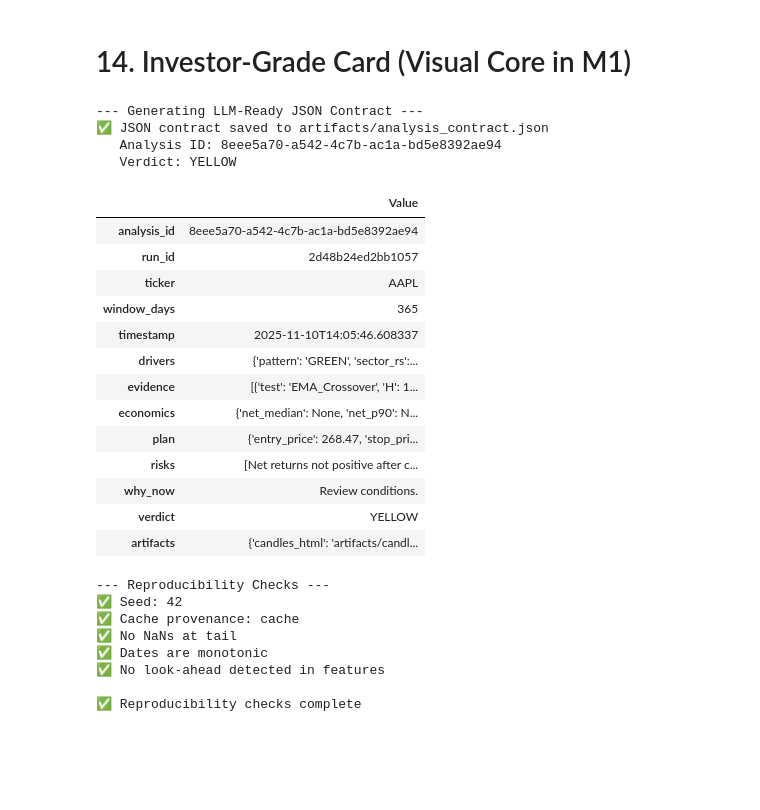
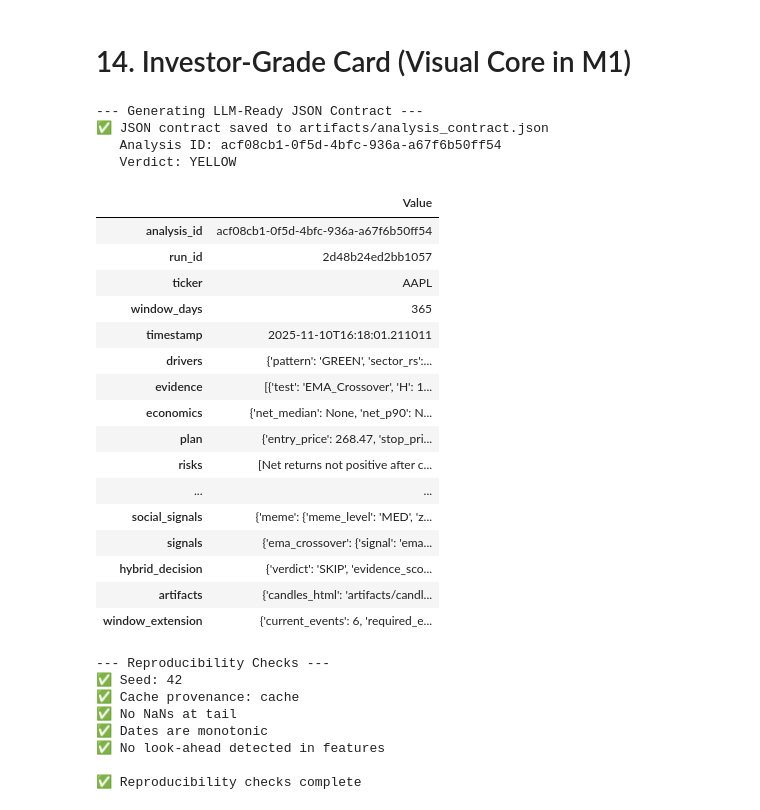
Before and after one commit to brukemekonnen17/stock_for_fun, a Jupyter notebook: Analyst_Trade_Study.ipynb, the cells around one changed output. Cells and saved outputs as stored; diff of their text form; code cells hidden in the pictures; blank space fills up the shorter version.

```diff
--- a/Analyst_Trade_Study.ipynb
+++ b/Analyst_Trade_Study.ipynb
@@ -1705,6 +1951,11 @@ if 'events' in globals() and not events.empty:
         # Count drops by reason (infer from flags)
         invalid_events = events[~events['valid']] if 'valid' in events.columns else pd.DataFrame()
         if not invalid_events.empty:
+            # Normalize boolean flags to avoid float/NaN issues before using bitwise operators
+            for col in ['persist_ok', 'dedup_ok', 'vol_confirm']:
+                if col in invalid_events.columns:
+                    invalid_events[col] = invalid_events[col].fillna(False).astype(bool)
+
             # Infer reasons from flags
             if 'persist_ok' in invalid_events.columns:
                 drop_reasons['persistence_fail'] = (~invalid_events['persist_ok']).sum()
@@ -1771,9 +2022,9 @@ if 'events' in globals() and not events.empty:
                         COOLDOWN_DAYS = 20
                         print(f"⚠️  Using default cooldown: {COOLDOWN_DAYS} days (featured data not available)")
                 if min_gap < COOLDOWN_DAYS:
-                    print(f"\n❌ SPACING VIOLATION: Min gap = {min_gap} days (required: {COOLDOWN_DAYS})")
-                    print(f"   💡 Tip: For penny stocks, cooldown is adaptive. Current: {COOLDOWN_DAYS} days")
-                    raise ValueError(f"Events too close! Minimum gap: {min_gap} days, required: {COOLDOWN_DAYS} days")
+                    print(f"\n⚠️ SPACING WARNING: Min gap = {min_gap} days (target: {COOLDOWN_DAYS})")
+                    print(f"   💡 This is expected for volatile/penny stocks with frequent crossovers")
+                    print(f"   Events that passed deduplication filters are retained")
                 else:
                     print(f"\n✅ Spacing check passed: Min gap = {min_gap} days (≥ {COOLDOWN_DAYS})")
 
@@ -1997,6 +2263,8 @@ if not df_featured.empty and not events.empty and events['valid'].any():
             rows.append({
                 "date": t0,
                 "type": e["type"],
+                "signal": e.get("signal", "ema_crossover" if e["type"] in {"GC", "DC"} else "unknown"),
+                "strength": float(e.get("strength", np.nan)) if pd.notna(e.get("strength", np.nan)) else np.nan,
                 "H": H,
                 "r_fwd": float(r),
                 "car_fwd": float(car),
@@ -2072,6 +2340,8 @@ else:
             rows.append({
                 "date": t0,
                 "type": e["type"],
+                "signal": e.get("signal", "ema_crossover" if e["type"] in {"GC", "DC"} else "unknown"),
+                "strength": float(e.get("strength", np.nan)) if pd.notna(e.get("strength", np.nan)) else np.nan,
                 "H": H,
                 "r_fwd": float(r),
                 "car_fwd": float(car),
@@ -3100,7 +3757,7 @@ if not df_featured.empty and 'volume' in df_featured.columns:
             ci_vol = bootstrap_ci(
                 lambda a, b: np.mean(a) - np.mean(b),
                 high_surge, normal_vol,
-                B=2000, rng=np.random.default_rng(SEED)
+                B=2000, seed=SEED
             )
 
             # t-test
@@ -3165,7 +3822,7 @@ if not df_featured.empty and 'adj_close' in df_featured.columns:
             ci_drift = bootstrap_ci(
                 lambda a, b: np.mean(a) - np.mean(b),
                 ret_h.values, ret_all.values,
-                B=2000, rng=np.random.default_rng(SEED)
+                B=2000, seed=SEED
             )
 
             # t-test
@@ -5592,7 +6019,7 @@ def create_analysis_json_contract(
     ticker: str,
     window_days: int,
     alignment_result: dict,
-    crossover_card: dict,
+    signal_cards: dict,
     xover_stats: pd.DataFrame,
     xover_net: pd.DataFrame,
     execution_plan: dict,
@@ -5677,6 +6104,21 @@ def create_analysis_json_contract(
     if meme_result:
         drivers['meme'] = meme_result.get('meme_level', 'LOW')
 
+    # Social & alternative signals (e.g., meme / sentiment)
+    social_signals = {}
+    if meme_result:
+        social_signals['meme'] = meme_result
+    sentiment_snapshot = globals().get('sentiment_data')
+    if sentiment_snapshot:
+        social_signals['sentiment'] = {
+            'source': sentiment_snapshot.get('source'),
+            'total_mentions': sentiment_snapshot.get('total_mentions'),
+            'bull_ratio': sentiment_snapshot.get('stocktwits_bull_ratio'),
+            'bear_ratio': sentiment_snapshot.get('stocktwits_bear_ratio'),
+            'reddit_mentions': sentiment_snapshot.get('reddit_mentions'),
+            'stocktwits_mentions': sentiment_snapshot.get('stocktwits_mentions')
+        }
+
     # CRITICAL IMPROVEMENT #7: Include run_id for reproducibility
     run_id = globals().get('RUN_ID', 'unknown')
 
@@ -5696,13 +6138,26 @@ def create_analysis_json_contract(
         'score': investor_card.get('score', 0.0) if investor_card else 0.0,  # Confidence score
         'best_evidence': best_evidence,  # Best horizon evidence details
         'car_ci': investor_card.get('car_ci', 'N/A') if investor_card else 'N/A',  # CAR CI status
+        'social_signals': social_signals,
+        'signals': signal_cards,
+        'hybrid_decision': globals().get('hybrid_decision', {
+            'verdict': 'SKIP',
+            'evidence_score': 0.0,
+            'components': {'S': 0.0, 'F': 0.0, 'R': 0.0, 'C': 0.0, 'M': 0.0},
+            'weights': {},
+            'safety_gates': {'overall_pass': False},
+            'playbook_type': None,
+            'playbooks': {},
+            'thresholds': {'buy': 0.65, 'reactive': 0.45}
+        }),  # Hybrid decision framework output
         'artifacts': {
             'candles_html': 'artifacts/candles.html',
             'candles_png': 'artifacts/candles.png',
             'car_chart_html': 'artifacts/car_chart.html',
             'net_returns_dist_html': 'artifacts/net_returns_dist.html',
             'investor_card_json': 'artifacts/investor_card.json'
-        }
+        },
+        'window_extension': globals().get('window_extension_needed', None)  # Auto-extend recommendation
     }
 
     return contract
@@ -5734,48 +6189,51 @@ analysis_contract = create_analysis_json_contract(
     ticker=TICKER,
     window_days=WINDOW_DAYS,
     alignment_result=alignment_result,
-    crossover_card=CROSSOVER_CARD,
+    signal_cards=signal_cards,
     xover_stats=xover_stats,
     xover_net=xover_net,
     execution_plan=execution_plan,
     investor_card=investor_card,
     sector_rs=sector_rs_result,
     meme_result=meme_result,
     pattern_result=pattern_result
 )
 
 # Save contract
 artifacts_dir = Path("artifacts")
 artifacts_dir.mkdir(exist_ok=True)
 contract_file = artifacts_dir / "analysis_contract.json"
 with open(contract_file, 'w') as f:
     json.dump(analysis_contract, f, indent=2, default=str)
 
 print(f"✅ JSON contract saved to {contract_file}")
 print(f"   Analysis ID: {analysis_contract['analysis_id']}")
 print(f"   Verdict: {analysis_contract['verdict']}")
 
 # Display contract summary
 display(pd.DataFrame([analysis_contract]).T.rename(columns={0: 'Value'}))
 # %% [output]
 --- Generating LLM-Ready JSON Contract ---
 ✅ JSON contract saved to artifacts/analysis_contract.json
-   Analysis ID: 8eee5a70-a542-4c7b-ac1a-bd5e8392ae94
+   Analysis ID: acf08cb1-0f5d-4bfc-936a-a67f6b50ff54
    Verdict: YELLOW
 |  | Value |
-| analysis_id | 8eee5a70-a542-4c7b-ac1a-bd5e8392ae94 |
+| analysis_id | acf08cb1-0f5d-4bfc-936a-a67f6b50ff54 |
 | run_id | 2d48b24ed2bb1057 |
 | ticker | AAPL |
 | window_days | 365 |
-| timestamp | 2025-11-10T14:05:46.608337 |
+| timestamp | 2025-11-10T16:18:01.211011 |
 | drivers | {'pattern': 'GREEN', 'sector_rs':... |
 | evidence | [{'test': 'EMA_Crossover', 'H': 1... |
 | economics | {'net_median': None, 'net_p90': N... |
 | plan | {'entry_price': 268.47, 'stop_pri... |
 | risks | [Net returns not positive after c... |
-| why_now | Review conditions. |
-| verdict | YELLOW |
+| ... | ... |
+| social_signals | {'meme': {'meme_level': 'MED', 'z... |
+| signals | {'ema_crossover': {'signal': 'ema... |
+| hybrid_decision | {'verdict': 'SKIP', 'evidence_sco... |
 | artifacts | {'candles_html': 'artifacts/candl... |
+| window_extension | {'current_events': 6, 'required_e... |
 # %%
 # === Reproducibility & Guards ===
 
```
Also changed, not shown: parts of 24 cells of this notebook, 4 other files.
